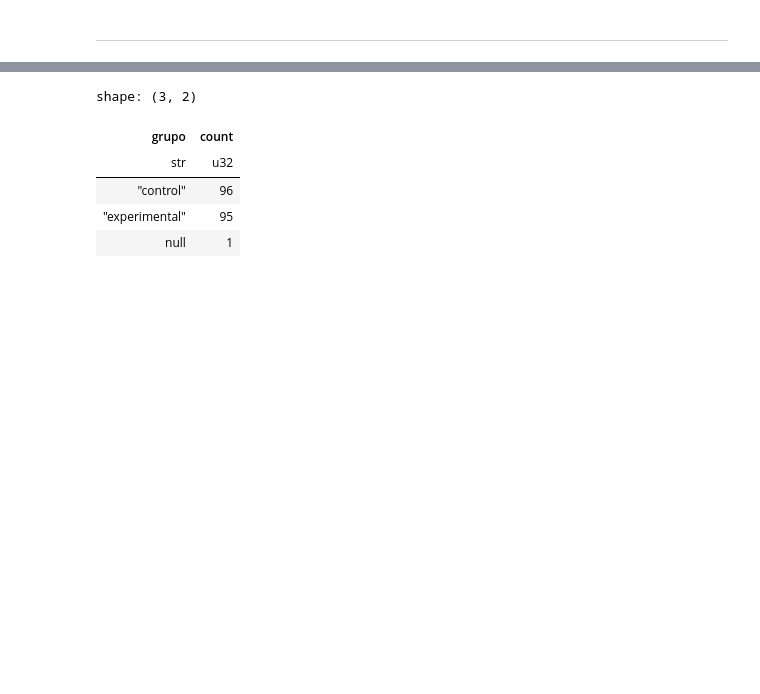
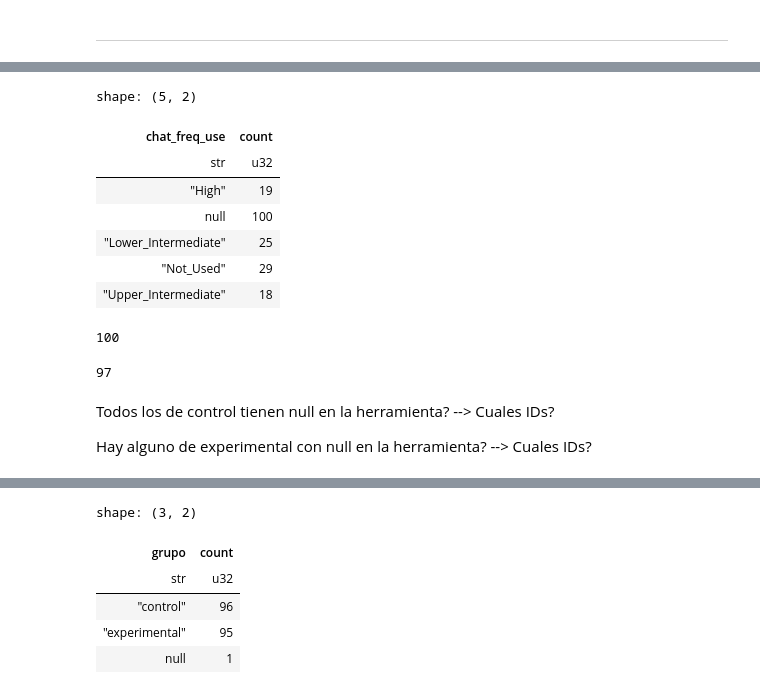
Before and after one commit to IBiDat/va-educational-impact, a Jupyter notebook: src/notebooks/educational_impact/educational_impact_analysis.ipynb, the cells around one changed output, grey strips where cells are left out. Drawn from its saved outputs; the diff is of its cells as text; code cells hidden in the pictures; blank space fills up the shorter version.

```diff
--- a/src/notebooks/educational_impact/educational_impact_analysis.ipynb
+++ b/src/notebooks/educational_impact/educational_impact_analysis.ipynb
@@ -238,0 +396,23 @@ IndexError: index 4 is out of bounds for axis 1 with size 4
+# %%
+forms_interactions_df['chat_freq_use'].value_counts()
+# %% [output]
+shape: (5, 2)
+| chat_freq_use | count |
+| str | u32 |
+| "High" | 19 |
+| null | 100 |
+| "Lower_Intermediate" | 25 |
+| "Not_Used" | 29 |
+| "Upper_Intermediate" | 18 |
+# %%
+forms_interactions_df['chat_freq_use'].value_counts().filter(pl.col('chat_freq_use').is_null())['count'][0]
+# %% [output]
+100
+# %%
+forms_interactions_df['grupo'].value_counts().filter(pl.col('grupo') == 'control')['count'][0]
+# %% [output]
+97
+# %% [markdown]
+Todos los de control tienen null en la herramienta? --> Cuales IDs?
+
+Hay alguno de experimental con null en la herramienta? --> Cuales IDs?
```
Also changed, not shown: parts of 26 cells of this notebook, 1 other file.
